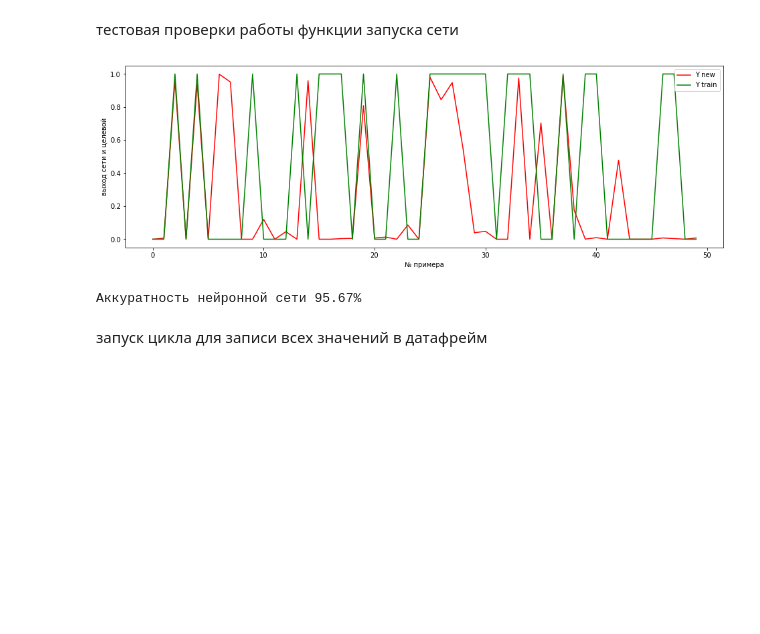
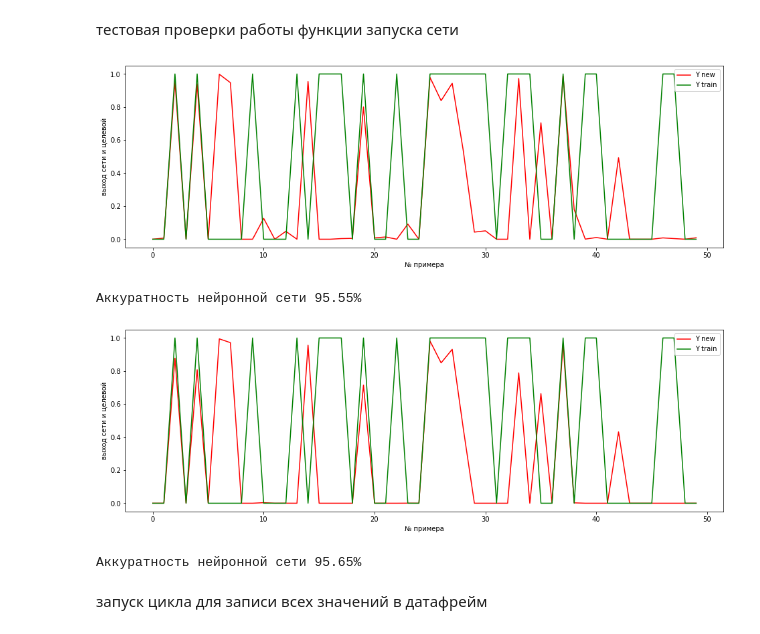
Before and after one commit to max-smarthome/NN, a Jupyter notebook: HW1.ipynb, the cells around one changed output. Drawn from its saved outputs; the diff is of its cells as text; code cells hidden in the pictures; blank space fills up the shorter version.

```diff
--- a/HW1.ipynb
+++ b/HW1.ipynb
@@ -174,14 +182,32 @@ def neuro_net_run(params, X_test_loc, y_test_loc):
     error_t = np.mean(np.abs(layer2_error_t))
     accuracy_t = (1 - error_t) * 100
     return [accuracy_t, layer2_t]
+
+def neuro_net_run3(params, X_test_loc, y_test_loc):
+    # прямое распространение(feed forward)
+    layer0_t = X_test_loc
+    layer1_t = sigmoid(np.dot(layer0_t, params[0]))
+    layer2_t = sigmoid(np.dot(layer1_t, params[1]))
+    layer3_t = sigmoid(np.dot(layer2_t, params[2]))
+    layer3_error_t = y_test_loc - layer3_t
+    error_t = np.mean(np.abs(layer3_error_t))
+    accuracy_t = (1 - error_t) * 100
+    return [accuracy_t, layer3_t]
 # %%
 res = neuro_net_run(params,X_test, y_test)
 
 represent_res(res[1], y_train)
 accuracy(res[0])
+
+res3 = neuro_net_run3(params3,X_test, y_test)
+
+represent_res(res3[1], y_train)
+accuracy(res3[0])
 # %% [output]
 [figure]
-Аккуратность нейронной сети 95.67%
+Аккуратность нейронной сети 95.55%
+[figure, added]
+Аккуратность нейронной сети 95.65%
 # %% [markdown]
 запуск цикла для записи всех значений в датафрейм
 # %%
```
Also changed, not shown: parts of 8 cells of this notebook, 1 other file.
